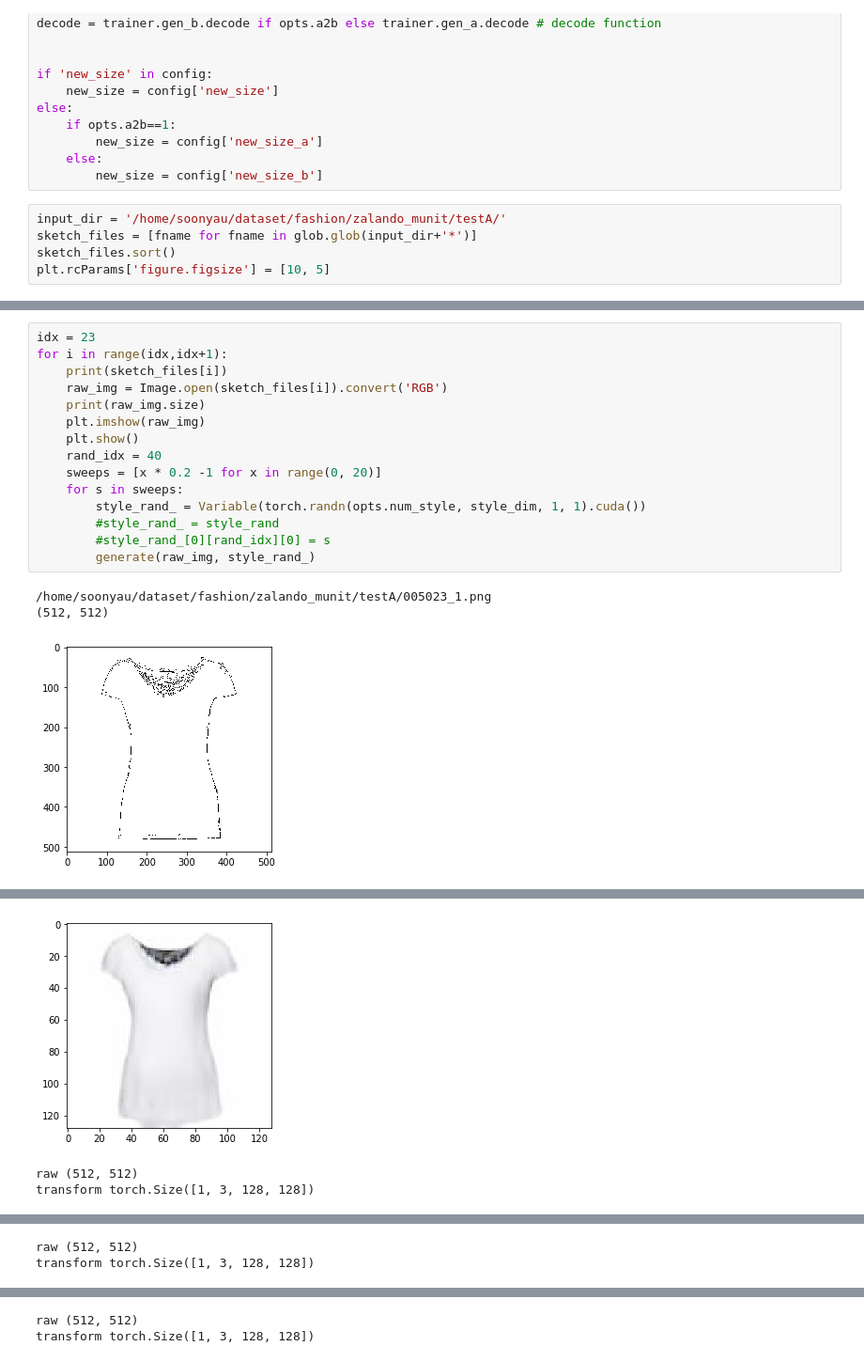
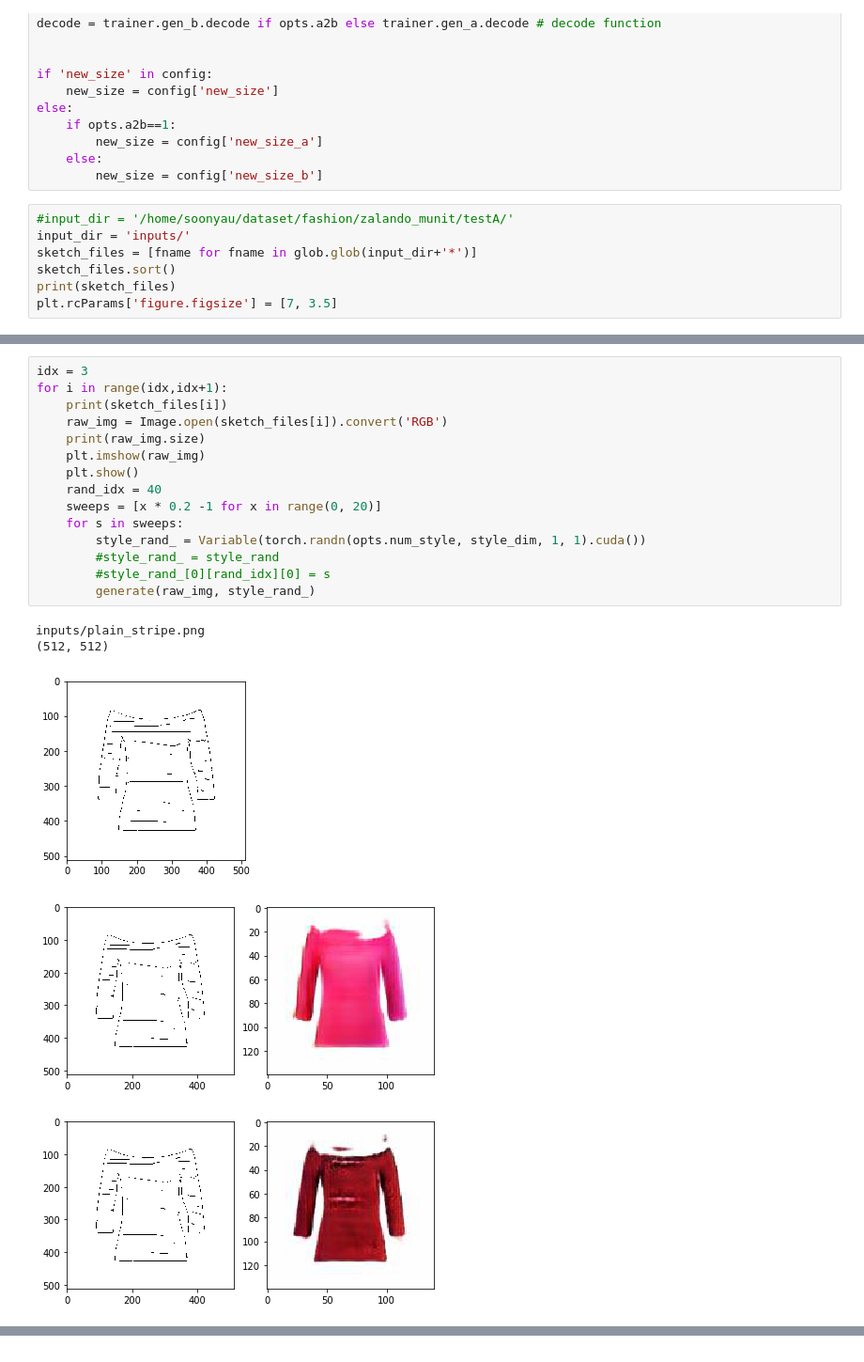
Before and after one commit to soon-yau/MUNIT, a Jupyter notebook: mvp.ipynb, the cells around one changed output, grey strips where cells are left out. Shown: that part at 94% size. Drawn from its saved outputs; the diff is of its cells as text.

```diff
--- a/mvp.ipynb
+++ b/mvp.ipynb
@@ -74,7 +74,9 @@ else:
     else:
         new_size = config['new_size_b']
 # %%
-input_dir = '/home/soonyau/dataset/fashion/zalando_munit/testA/'
+#input_dir = '/home/soonyau/dataset/fashion/zalando_munit/testA/'
+input_dir = 'inputs/'
 sketch_files = [fname for fname in glob.glob(input_dir+'*')]
 sketch_files.sort()
-plt.rcParams['figure.figsize'] = [10, 5]
+print(sketch_files)
+plt.rcParams['figure.figsize'] = [7, 3.5]
@@ -148,19 +119,21 @@ aW50ZXJhY3RpdmUoY2hpbGRyZW49KEZsb2F0U2xpZGVyKHZhbHVlPS0wLjYwNTYxMzk0NjkxNDY3Mjks
 # %%
-idx = 23
+idx = 3
 for i in range(idx,idx+1):
     print(sketch_files[i])
     raw_img = Image.open(sketch_files[i]).convert('RGB')
     print(raw_img.size)
     plt.imshow(raw_img)
     plt.show()
     rand_idx = 40
     sweeps = [x * 0.2 -1 for x in range(0, 20)]
     for s in sweeps:
         style_rand_ = Variable(torch.randn(opts.num_style, style_dim, 1, 1).cuda())
         #style_rand_ = style_rand
         #style_rand_[0][rand_idx][0] = s
         generate(raw_img, style_rand_)
 # %% [output]
-/home/soonyau/dataset/fashion/zalando_munit/testA/005023_1.png
+inputs/plain_stripe.png
 (512, 512)
-[figure, old version]
+[figure, new version]
+[figure, new version]
+[figure, new version]
@@ -169,3 +148,0 @@ transform torch.Size([1, 3, 128, 128])
-[figure, old version]
-raw (512, 512)
-transform torch.Size([1, 3, 128, 128])
@@ -173,2 +148,0 @@ transform torch.Size([1, 3, 128, 128])
-raw (512, 512)
-transform torch.Size([1, 3, 128, 128])
@@ -176,2 +148,0 @@ transform torch.Size([1, 3, 128, 128])
-raw (512, 512)
-transform torch.Size([1, 3, 128, 128])
```
Also changed, not shown: parts of 4 cells of this notebook.
